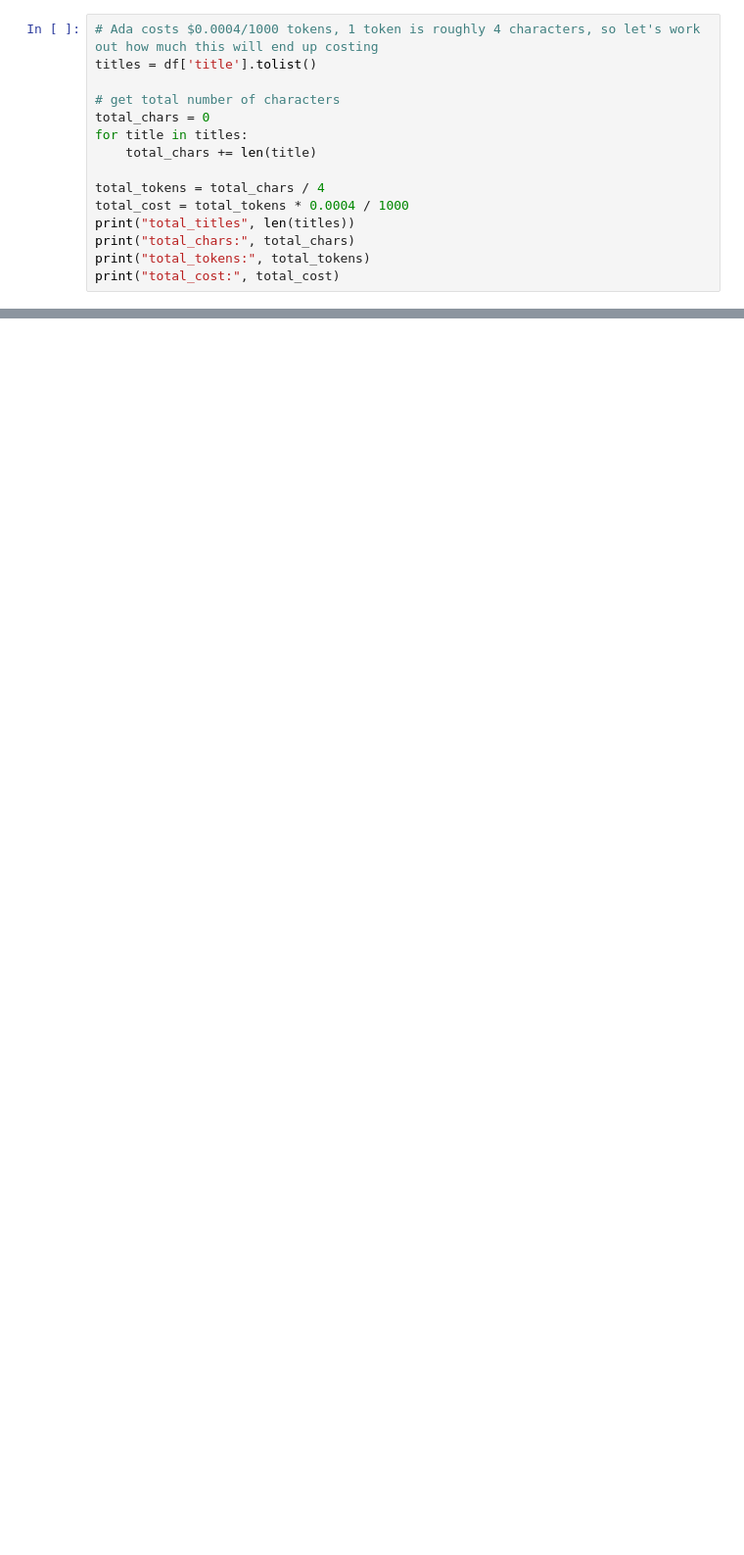
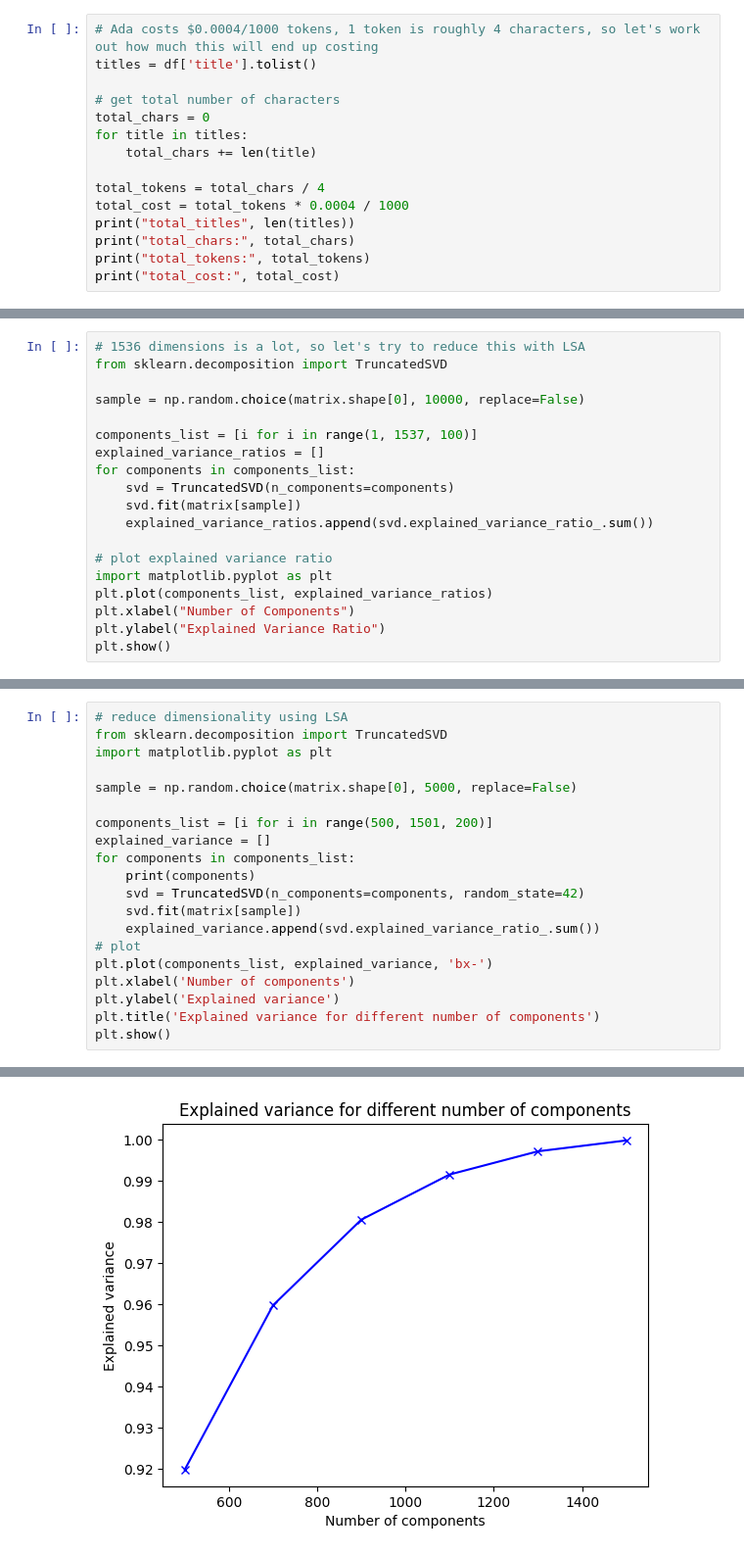
Before and after one commit to Lyncht98/riverstone-nlp-test, a Jupyter notebook: request-1.ipynb, the cells around one changed output, grey strips where cells are left out. Shown at 98% size. Saved outputs shown, nothing was run; the diff lists cells and outputs as text; blank space fills up the shorter version.

```diff
--- a/request-1.ipynb
+++ b/request-1.ipynb
@@ -236,0 +244,19 @@ AttributeError: 'DataFrameGroupBy' object has no attribute 'Score'
+# %%
+# 1536 dimensions is a lot, so let's try to reduce this with LSA
+from sklearn.decomposition import TruncatedSVD
+
+sample = np.random.choice(matrix.shape[0], 10000, replace=False)
+
+components_list = [i for i in range(1, 1537, 100)]
+explained_variance_ratios = []
+for components in components_list:
+    svd = TruncatedSVD(n_components=components)
+    svd.fit(matrix[sample])
+    explained_variance_ratios.append(svd.explained_variance_ratio_.sum())
+
+# plot explained variance ratio
+import matplotlib.pyplot as plt
+plt.plot(components_list, explained_variance_ratios)
+plt.xlabel("Number of Components")
+plt.ylabel("Explained Variance Ratio")
+plt.show()
@@ -236,0 +363,21 @@ AttributeError: 'DataFrameGroupBy' object has no attribute 'Score'
+# %%
+# reduce dimensionality using LSA
+from sklearn.decomposition import TruncatedSVD
+import matplotlib.pyplot as plt
+
+sample = np.random.choice(matrix.shape[0], 5000, replace=False)
+
+components_list = [i for i in range(500, 1501, 200)]
+explained_variance = []
+for components in components_list:
+    print(components)
+    svd = TruncatedSVD(n_components=components, random_state=42)
+    svd.fit(matrix[sample])
+    explained_variance.append(svd.explained_variance_ratio_.sum())
+# plot
+plt.plot(components_list, explained_variance, 'bx-')
+plt.xlabel('Number of components')
+plt.ylabel('Explained variance')
+plt.title('Explained variance for different number of components')
+plt.show()
+# %% [output]
@@ -236,0 +390 @@ AttributeError: 'DataFrameGroupBy' object has no attribute 'Score'
+[figure, added]
```
Also changed, not shown: parts of 35 cells of this notebook.
